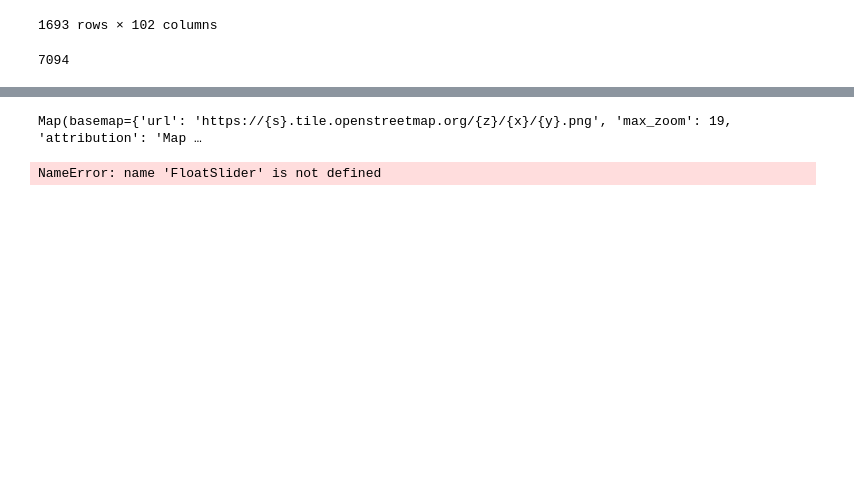
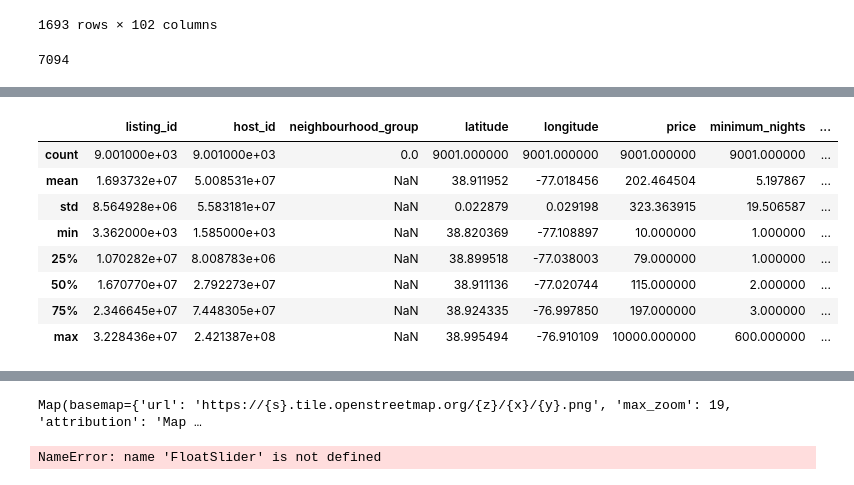
Before and after one commit to bdspringer/Project-1, a Jupyter notebook: airbnb_listings.ipynb, the cells around one changed output, grey strips where cells are left out. Saved outputs shown, nothing was run; the diff lists cells and outputs as text; code cells hidden in the pictures; blank space fills up the shorter version.

```diff
--- a/airbnb_listings.ipynb
+++ b/airbnb_listings.ipynb
@@ -318 +343,13 @@ dc_map
+# %%
+listing_data_pd.describe()
+# %% [output]
+|  | listing_id | host_id | neighbourhood_group | latitude | longitude | price | minimum_nights | ... |
+| count | 9.001000e+03 | 9.001000e+03 | 0.0 | 9001.000000 | 9001.000000 | 9001.000000 | 9001.000000 | ... |
+| mean | 1.693732e+07 | 5.008531e+07 | NaN | 38.911952 | -77.018456 | 202.464504 | 5.197867 | ... |
+| std | 8.564928e+06 | 5.583181e+07 | NaN | 0.022879 | 0.029198 | 323.363915 | 19.506587 | ... |
+| min | 3.362000e+03 | 1.585000e+03 | NaN | 38.820369 | -77.108897 | 10.000000 | 1.000000 | ... |
+| 25% | 1.070282e+07 | 8.008783e+06 | NaN | 38.899518 | -77.038003 | 79.000000 | 1.000000 | ... |
+| 50% | 1.670770e+07 | 2.792273e+07 | NaN | 38.911136 | -77.020744 | 115.000000 | 2.000000 | ... |
+| 75% | 2.346645e+07 | 7.448305e+07 | NaN | 38.924335 | -76.997850 | 197.000000 | 3.000000 | ... |
+| max | 3.228436e+07 | 2.421387e+08 | NaN | 38.995494 | -76.910109 | 10000.000000 | 600.000000 | ... |
 # %%
```
Also changed, not shown: parts of 10 cells of this notebook.
